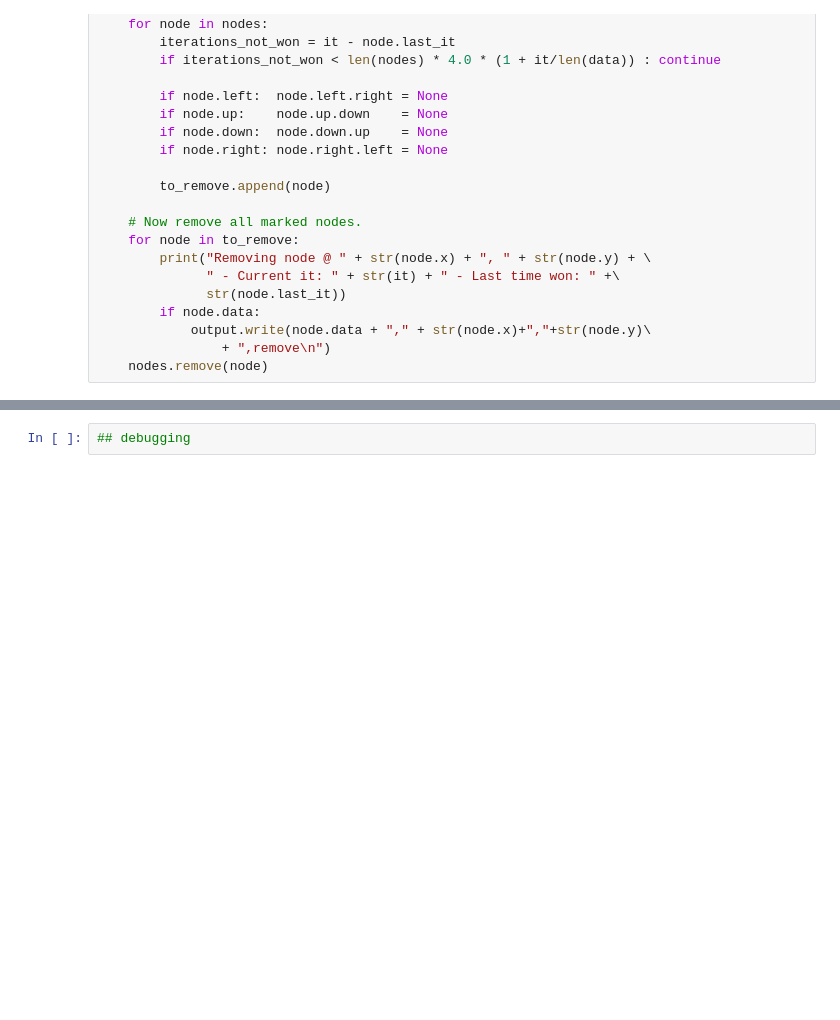
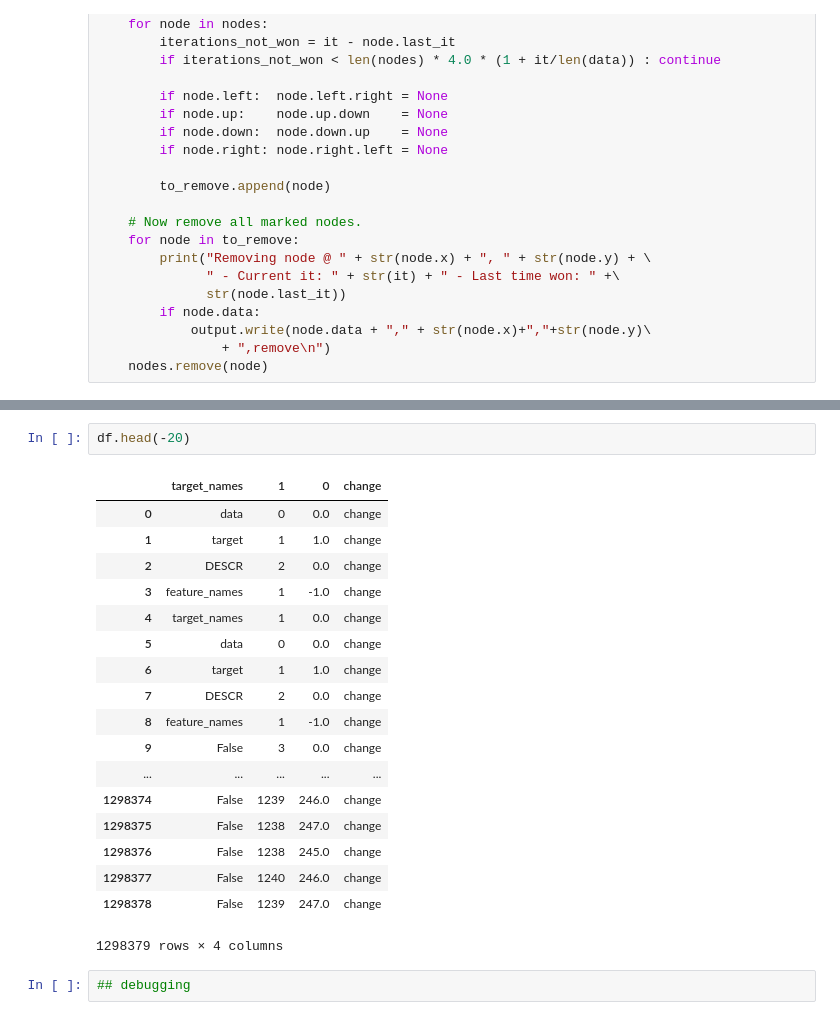
Before and after one commit to abhinavralhan/kohonen-maps, a Jupyter notebook: gsom-iris-python.ipynb, the cells around one changed output, grey strips where cells are left out. Saved outputs shown, nothing was run; the diff lists cells and outputs as text; blank space fills up the shorter version.

```diff
--- a/gsom-iris-python.ipynb
+++ b/gsom-iris-python.ipynb
@@ -335,3 +402,24 @@ Growing up at: (150,50) -> (150, 51)
+# %%
+df.head(-20)
+# %% [output]
+|  | target_names | 1 | 0 | change |
+| 0 | data | 0 | 0.0 | change |
+| 1 | target | 1 | 1.0 | change |
+| 2 | DESCR | 2 | 0.0 | change |
+| 3 | feature_names | 1 | -1.0 | change |
+| 4 | target_names | 1 | 0.0 | change |
+| 5 | data | 0 | 0.0 | change |
+| 6 | target | 1 | 1.0 | change |
+| 7 | DESCR | 2 | 0.0 | change |
+| 8 | feature_names | 1 | -1.0 | change |
+| 9 | False | 3 | 0.0 | change |
+| ... | ... | ... | ... | ... |
+| 1298374 | False | 1239 | 246.0 | change |
+| 1298375 | False | 1238 | 247.0 | change |
+| 1298376 | False | 1238 | 245.0 | change |
+| 1298377 | False | 1240 | 246.0 | change |
+| 1298378 | False | 1239 | 247.0 | change |
+1298379 rows × 4 columns
 # %%
 ## debugging
 # %%
```
Also changed, not shown: parts of 12 cells of this notebook, 1 other file.
